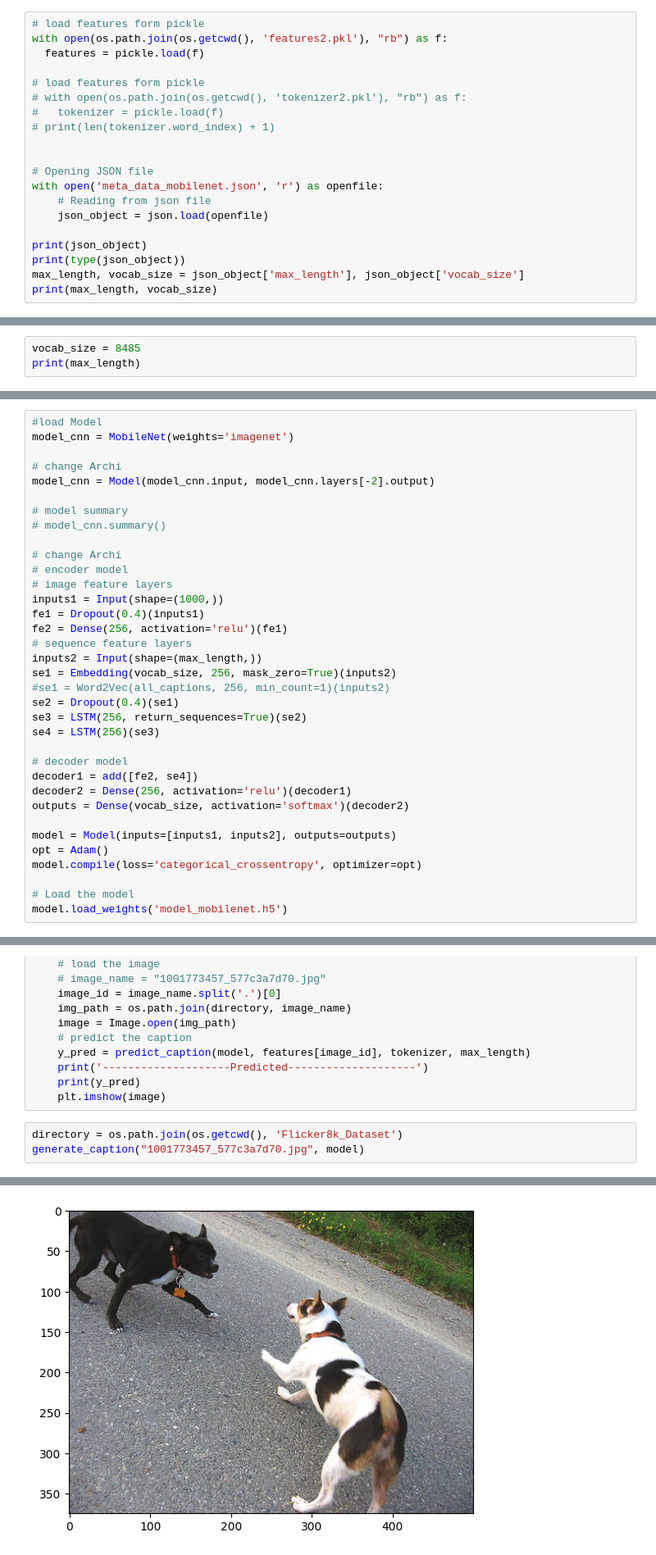
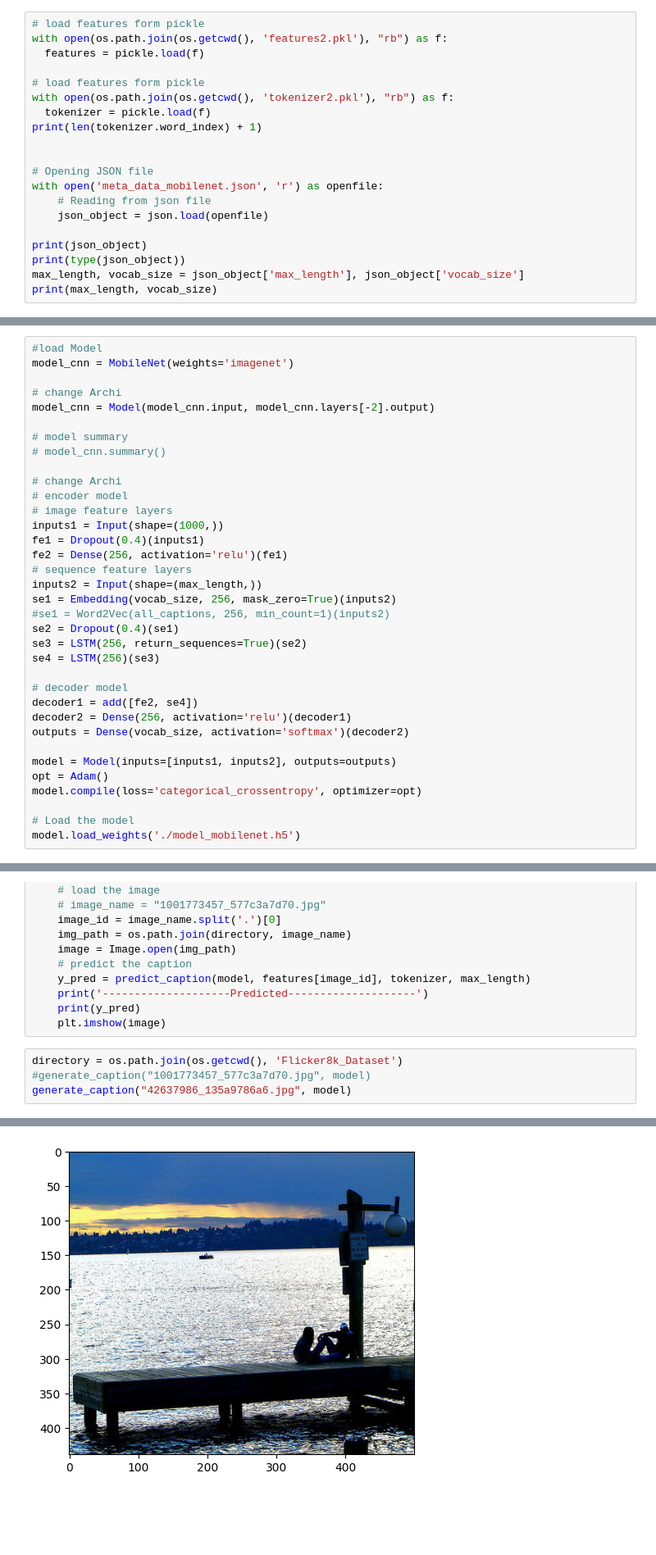
Before and after one commit to nimeshagrawal/Auto-Image-Captioning, a Jupyter notebook: Image_Captioning_Inference.ipynb, the cells around one changed output, grey strips where cells are left out. Shown at 82% size. Drawn from its saved outputs; the diff is of its cells as text; blank space fills up the shorter version.

```diff
--- a/Image_Captioning_Inference.ipynb
+++ b/Image_Captioning_Inference.ipynb
@@ -26,9 +26,9 @@ with open(os.path.join(os.getcwd(), 'features2.pkl'), "rb") as f:
   features = pickle.load(f)
 
 # load features form pickle
-# with open(os.path.join(os.getcwd(), 'tokenizer2.pkl'), "rb") as f:
-#   tokenizer = pickle.load(f)
-# print(len(tokenizer.word_index) + 1)
+with open(os.path.join(os.getcwd(), 'tokenizer2.pkl'), "rb") as f:
+  tokenizer = pickle.load(f)
+print(len(tokenizer.word_index) + 1)
 
 
 # Opening JSON file
@@ -96,3 +47,0 @@ pickle.dump(tokenizer, open(os.path.join(os.getcwd(), 'tokenizer2.pkl'), 'wb'))
-# %%
-vocab_size = 8485
-print(max_length)
@@ -132,7 +79,7 @@ opt = Adam()
 model.compile(loss='categorical_crossentropy', optimizer=opt)
 
 # Load the model
-model.load_weights('model_mobilenet.h5')
+model.load_weights('./model_mobilenet.h5')
 # %%
 print(model)
 # %% [output]
@@ -183,6 +130,7 @@ def generate_caption(image_name, model, directory = os.path.join(os.getcwd(), 'F
     plt.imshow(image)
 # %%
 directory = os.path.join(os.getcwd(), 'Flicker8k_Dataset')
-generate_caption("1001773457_577c3a7d70.jpg", model)
+#generate_caption("1001773457_577c3a7d70.jpg", model)
+generate_caption("42637986_135a9786a6.jpg", model)
 # %% [output]
 --------------------Predicted--------------------
@@ -190 +138 @@ startseq white white running woman while the on child in in in in in in in in in
-[figure, old version]
+[figure, new version]
```
Also changed, not shown: parts of 4 cells of this notebook, 9 other files.
